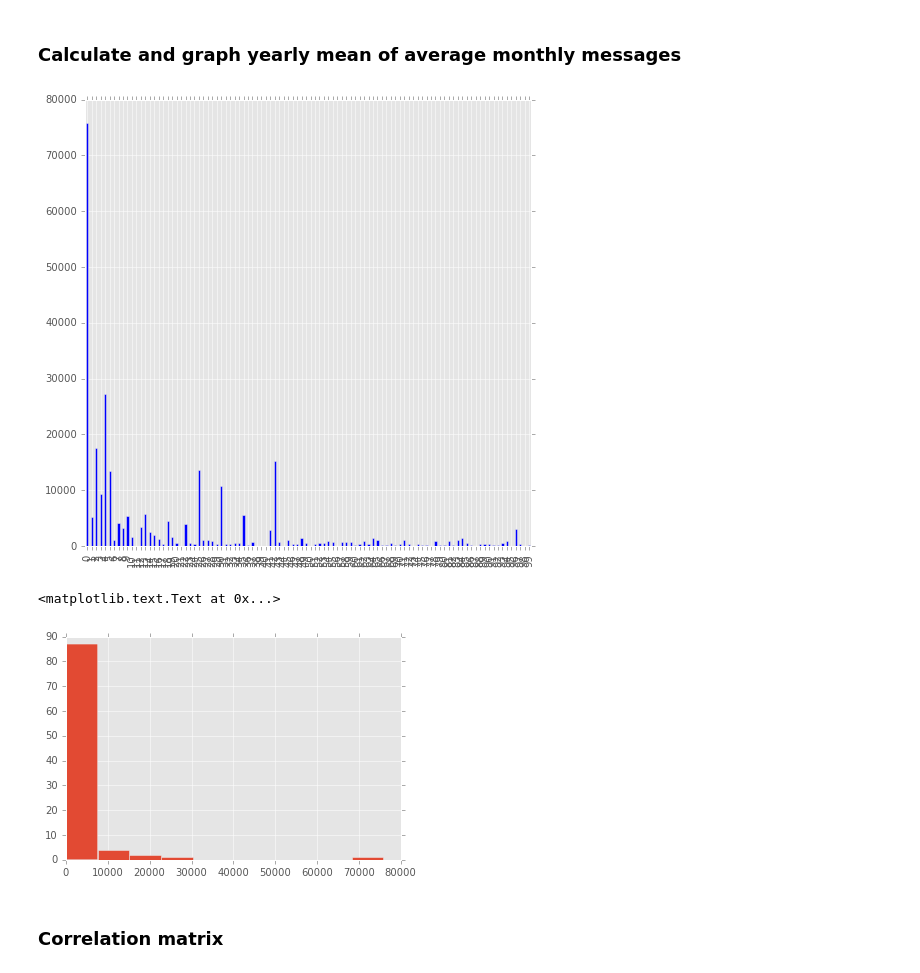
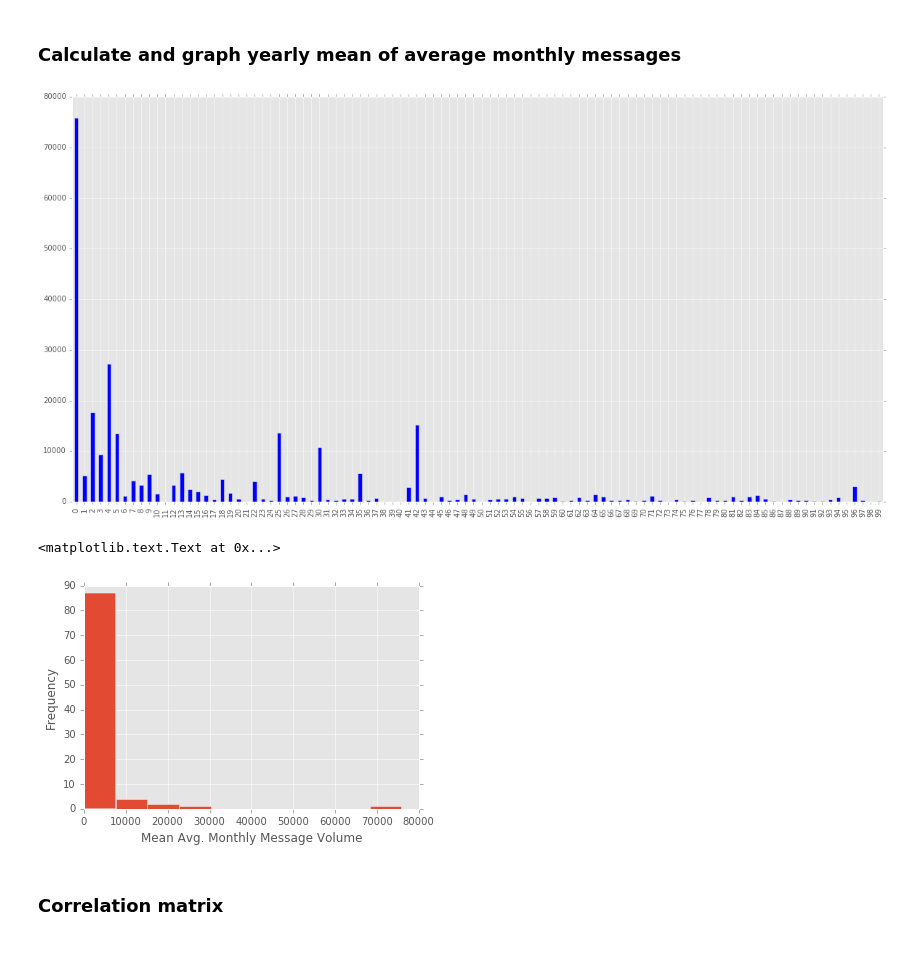
Before and after one commit to densekernel/sentisignal, a Jupyter notebook: runnables/Final_001.ipynb, the cells around one changed output. Cells and saved outputs as stored; diff of their text form; code cells hidden in the pictures.

```diff
--- a/runnables/Final_001.ipynb
+++ b/runnables/Final_001.ipynb
@@ -80,18 +80,20 @@ plt.axis('equal')
 sum_avg_cols = [col for col in data_nasdaq_top_100_mkt_cap_symbology.columns if ('all_scanned_20' in col and 'avg_monthly' in col)]
 data_nasdaq_top_100_mkt_cap_symbology['mean_avg_monthly'] = data_nasdaq_top_100_mkt_cap_symbology[sum_avg_cols].sum(axis=1)/len(sum_avg_cols)
 # %%
-fig = plt.figure(figsize=(plot_width, plot_height))
+fig = plt.figure(figsize=(20, 10))
 ax = fig.add_subplot(111)
 data_nasdaq_top_100_mkt_cap_symbology['mean_avg_monthly'].plot(kind='bar')
 ax.set_xticklabels(ax.xaxis.get_majorticklabels(), rotation=90)
 plt.show()
 # %% [output]
-[figure, old version]
+[figure, new version]
 # %%
 data_nasdaq_top_100_mkt_cap_symbology.hist(column=['mean_avg_monthly'])
+plt.ylabel('Frequency')
+plt.xlabel('Mean Avg. Monthly Message Volume')
 plt.title('')
 # %% [output]
 <matplotlib.text.Text at 0x...>
-[figure, old version]
+[figure, new version]
 # %% [markdown]
 ### Correlation matrix
```
Also changed, not shown: parts of 18 cells of this notebook, 2 other files.
